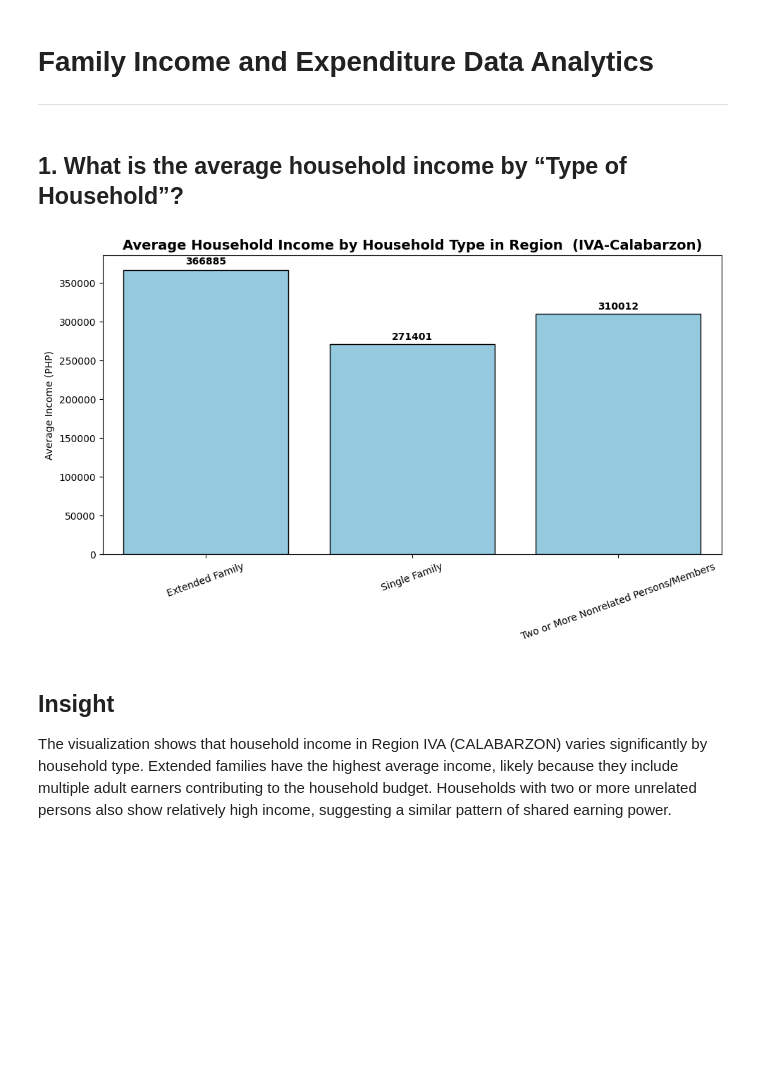
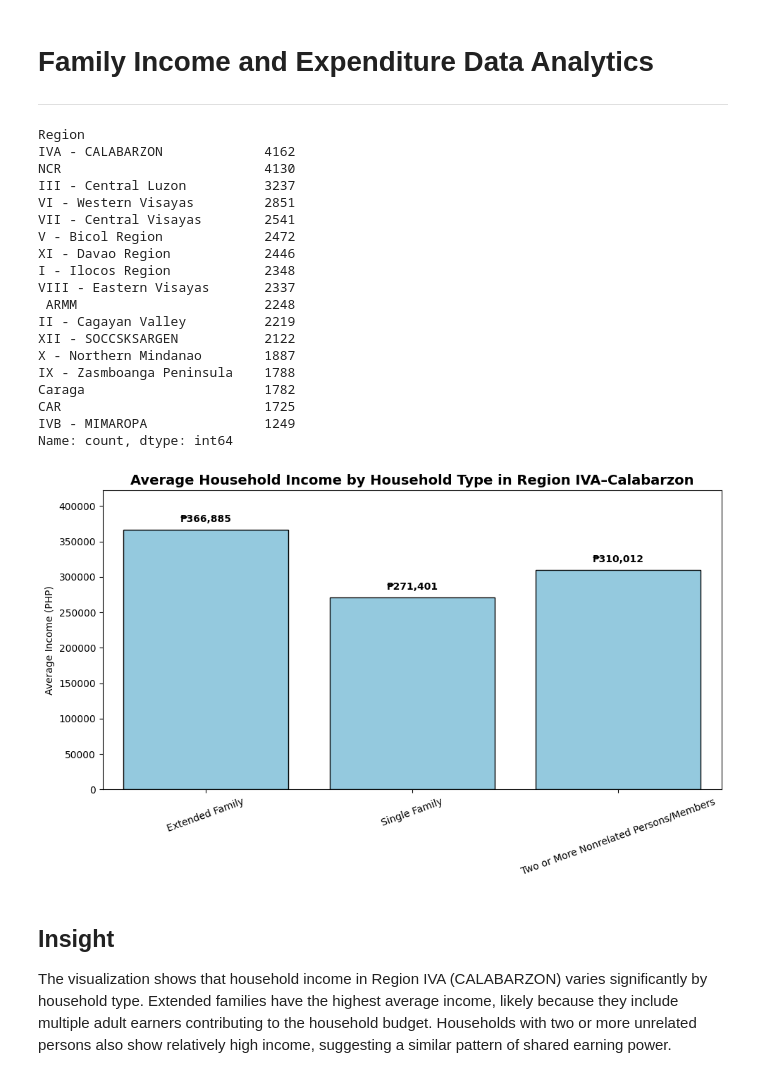
Before and after one commit to kamatisss/ELEC303-DATA-ANALYTICS-AMANTE, a Jupyter notebook: project_family_income/Project.ipynb, the cells around one changed output. Saved outputs shown, nothing was run; the diff lists cells and outputs as text; code cells hidden in the pictures; blank space fills up the shorter version.

```diff
--- a/project_family_income/Project.ipynb
+++ b/project_family_income/Project.ipynb
@@ -20,47 +20,71 @@ family = pd.read_csv('Family Income and Expenditure.csv')
 family['Household Head Occupation'] = family['Household Head Occupation'].fillna('uknown')
 family['Household Head Class of Worker'] = family['Household Head Class of Worker'].fillna('uknown')
 family['Toilet Facilities'] = family['Toilet Facilities'].fillna('uknown')
+# %%
+family['Region'].value_counts()
+# %% [output]
+Region
+IVA - CALABARZON             4162
+NCR                          4130
+III - Central Luzon          3237
+VI - Western Visayas         2851
+VII - Central Visayas        2541
+V - Bicol Region             2472
+XI - Davao Region            2446
+I - Ilocos Region            2348
+VIII - Eastern Visayas       2337
+ ARMM                        2248
+II - Cagayan Valley          2219
+XII - SOCCSKSARGEN           2122
+X - Northern Mindanao        1887
+IX - Zasmboanga Peninsula    1788
+Caraga                       1782
+CAR                          1725
+IVB - MIMAROPA               1249
+Name: count, dtype: int64
 # %%
 #filter data
 IVA = family[family['Region'] == 'IVA - CALABARZON']
-# %% [markdown]
-<h2>1. What is the average household income by “Type of Household”?</h2>
 # %%
-#descriptive analytics 1
+# Descriptive analytics 1
 avg_income = IVA.groupby("Type of Household")["Total Household Income"].mean()
-
 avg_df = avg_income.reset_index()
 
 plt.figure(figsize=(10, 6))
 ax = sns.barplot(
     data=avg_df,
     x="Type of Household",
     y="Total Household Income",
     color="skyblue",
     edgecolor="black"
 )
 
+max_val = avg_df["Total Household Income"].max()
+plt.ylim(0, max_val * 1.15)
+
 # Add value labels above bars
 for i, row in avg_df.iterrows():
+    value = row["Total Household Income"]
     ax.text(
         i,
-        row["Total Household Income"] + (row["Total Household Income"] * 0.01),  # slight offset
-        f"{row['Total Household Income']:.0f}",
+        value + (max_val * 0.02),
+        f"₱{value:,.0f}",
         ha="center",
         va="bottom",
         fontsize=10,
         fontweight="bold"
     )
 
 plt.xticks(rotation=20)
-plt.title("Average Household Income by Household Type in Region  (IVA-Calabarzon)", fontsize=14, fontweight="bold")
+plt.title("Average Household Income by Household Type in Region IVA–Calabarzon",
+          fontsize=14, fontweight="bold")
 plt.ylabel("Average Income (PHP)")
 plt.xlabel("")
 
 plt.tight_layout()
 plt.show()
 # %% [output]
-[figure, old version]
+[figure, new version]
 # %% [markdown]
 <h2>Insight</h2>
 <hp>The visualization shows that household income in Region IVA (CALABARZON) varies significantly by household type. Extended families have the highest average income, likely because they include multiple adult earners contributing to the household budget. Households with two or more unrelated persons also show relatively high income, suggesting a similar pattern of shared earning power.</p>
```
Also changed, not shown: parts of 19 cells of this notebook.
